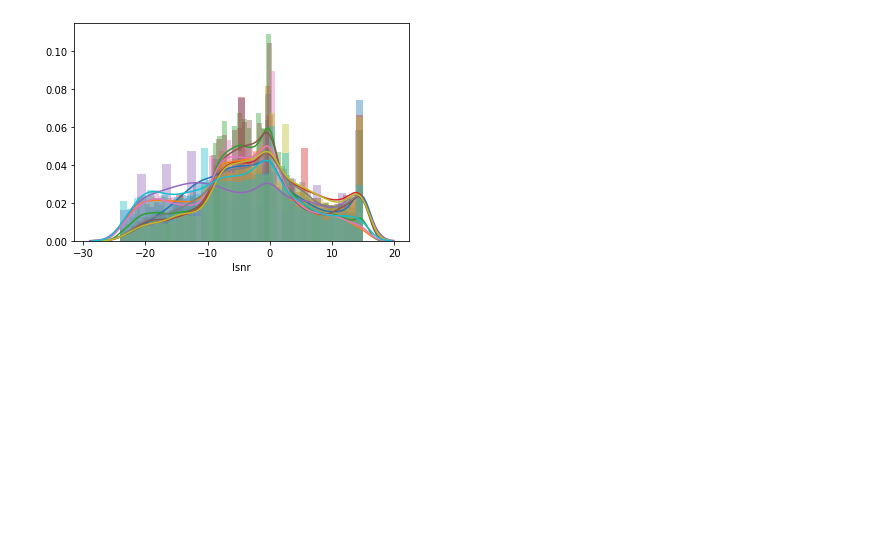
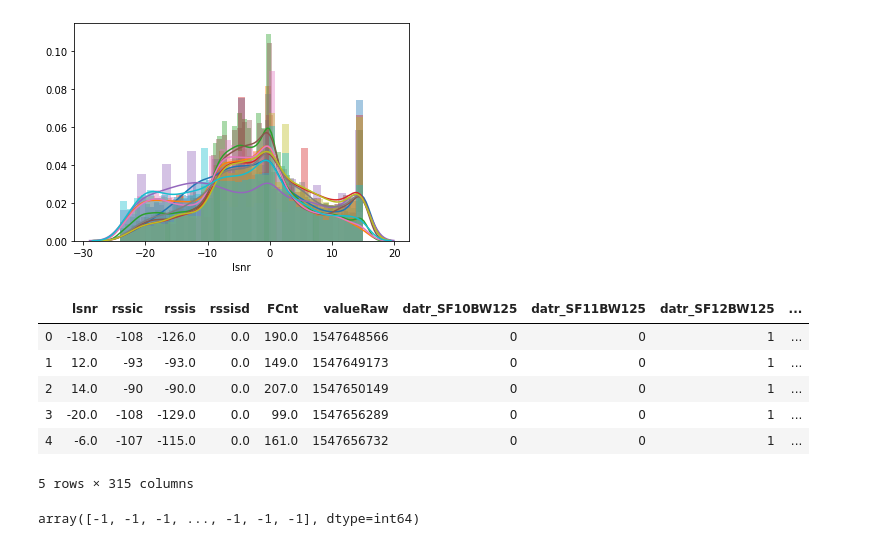
Before and after one commit to spiroskatsampiris/LoRaWAN, a Jupyter notebook: Clustering Approach for Profiling LoRaWAN.ipynb, the cells around one changed output. Saved outputs shown, nothing was run; the diff lists cells and outputs as text; code cells hidden in the pictures; blank space fills up the shorter version.

```diff
--- a/Clustering Approach for Profiling LoRaWAN.ipynb
+++ b/Clustering Approach for Profiling LoRaWAN.ipynb
@@ -229,4 +300,16 @@ newmod = dbmodel.fit_predict(datadum)
 # %%
 from sklearn.preprocessing import normalize
 # %%
-datadum
+datadum.head()
+# %% [output]
+|  | lsnr | rssic | rssis | rssisd | FCnt | valueRaw | datr_SF10BW125 | datr_SF11BW125 | datr_SF12BW125 | ... |
+| 0 | -18.0 | -108 | -126.0 | 0.0 | 190.0 | 1547648566 | 0 | 0 | 1 | ... |
+| 1 | 12.0 | -93 | -93.0 | 0.0 | 149.0 | 1547649173 | 0 | 0 | 1 | ... |
+| 2 | 14.0 | -90 | -90.0 | 0.0 | 207.0 | 1547650149 | 0 | 0 | 1 | ... |
+| 3 | -20.0 | -108 | -129.0 | 0.0 | 99.0 | 1547656289 | 0 | 0 | 1 | ... |
+| 4 | -6.0 | -107 | -115.0 | 0.0 | 161.0 | 1547656732 | 0 | 0 | 1 | ... |
+5 rows × 315 columns
+# %%
+newmod
+# %% [output]
+array([-1, -1, -1, ..., -1, -1, -1], dtype=int64)
```
Also changed, not shown: parts of 17 cells of this notebook.
